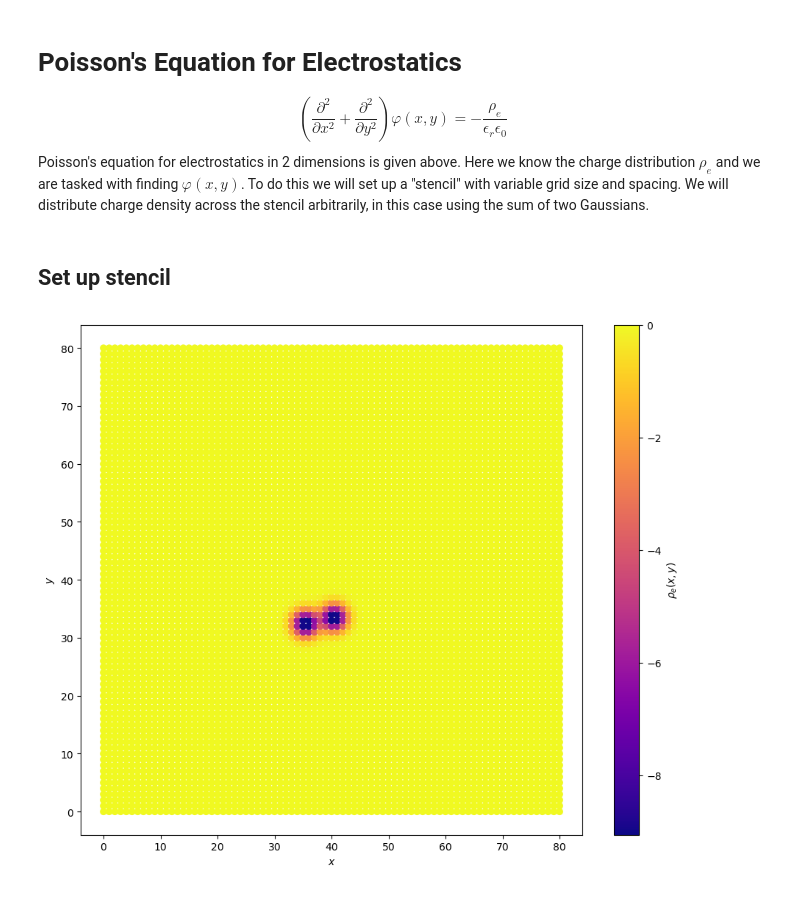
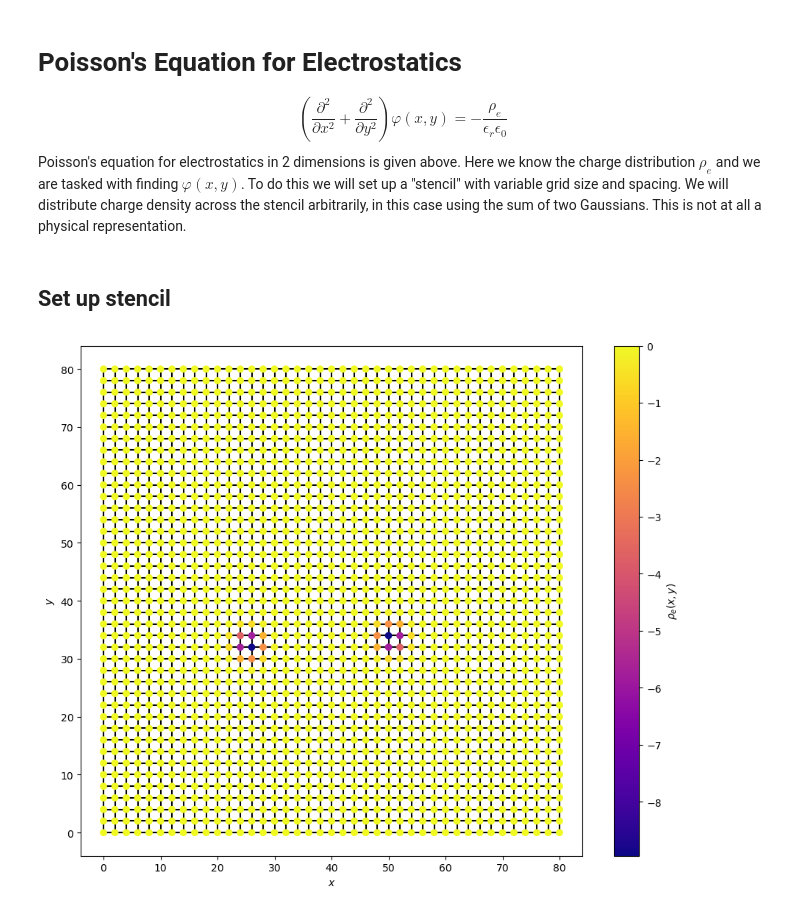
Before and after one commit to jaketanderson/poisson-boltzmann, a Jupyter notebook: poisson.ipynb, the cells around one changed output. Drawn from its saved outputs; the diff is of its cells as text; code cells hidden in the pictures.

```diff
--- a/poisson.ipynb
+++ b/poisson.ipynb
@@ -5,12 +6,12 @@ import matplotlib as mpl
 # %% [markdown]
 # Poisson's Equation for Electrostatics
 $$\left(\frac{\partial^2}{\partial x^2} + \frac{\partial^2}{\partial y^2}\right) \varphi(x,y) = -\frac{\rho_e}{\epsilon_r \epsilon_0}$$
-Poisson's equation for electrostatics in 2 dimensions is given above. Here we know the charge distribution $\rho_e$ and we are tasked with finding $\varphi(x,y)$. To do this we will set up a "stencil" with variable grid size and spacing. We will distribute charge density across the stencil arbitrarily, in this case using the sum of two Gaussians.
+Poisson's equation for electrostatics in 2 dimensions is given above. Here we know the charge distribution $\rho_e$ and we are tasked with finding $\varphi(x,y)$. To do this we will set up a "stencil" with variable grid size and spacing. We will distribute charge density across the stencil arbitrarily, in this case using the sum of two Gaussians. This is not at all a physical representation.
 # %% [markdown]
 ## Set up stencil
 # %%
 stencil_dimensions = ((0,80), (0,80))
-grid_spacing = 1
+grid_spacing = 2
 
 fig = plt.figure(figsize=(11,9))
 xvals = np.arange(stencil_dimensions[0][0], stencil_dimensions[0][1]+grid_spacing, grid_spacing)
@@ -18,36 +19,36 @@ yvals = np.arange(stencil_dimensions[1][0], stencil_dimensions[1][1]+grid_spacin
 for xval in xvals:
     plt.vlines(xval, ymin=min(stencil_dimensions[1]), ymax=max(stencil_dimensions[1]), color='black')
 for yval in yvals:
     plt.hlines(yval, xmin=min(stencil_dimensions[0]), xmax=max(stencil_dimensions[0]), color='black')
 
 # This arbitrary charge distribution could come from a molecule, but here it is simply two Gaussians
 def arbitrary_charge_distribution(x,y):
 
     sigma_x = 1.5
     sigma_y = 1.5
 
-    gauss1 = 10*np.exp((-(x-35.5)**2)/(2*sigma_x**2)-((y-32.5)**2)/(2*sigma_y**2))
-    gauss2 = 10*np.exp((-(x-40.5)**2)/(2*sigma_x**2)-((y-33.5)**2)/(2*sigma_y**2))
+    gauss1 = 10*np.exp((-(x-25.5)**2)/(2*sigma_x**2)-((y-32.5)**2)/(2*sigma_y**2))
+    gauss2 = 10*np.exp((-(x-50.5)**2)/(2*sigma_x**2)-((y-33.5)**2)/(2*sigma_y**2))
     return 0 - gauss1 - gauss2
 
 gridpoints = []
 for x in xvals:
     for y in yvals:
         gridpoints.append([x, y, arbitrary_charge_distribution(x,y)])
 
 minimum = min([gridpoint[2] for gridpoint in gridpoints])
 maximum = max([gridpoint[2] for gridpoint in gridpoints])
 
 # Each gridpoint now has form [x, y, value]
 
 plt.scatter([gridpoint[0] for gridpoint in gridpoints], [gridpoint[1] for gridpoint in gridpoints], c=[gridpoint[2] for gridpoint in gridpoints], cmap="plasma", zorder=10)
 cbar = plt.colorbar()
 cbar.set_label(r"$\rho_e(x,y)$")
 plt.xlabel(r"$x$")
 plt.ylabel(r"$y$")
 fig.show()
 # %% [output]
-[figure, old version]
+[figure, new version]
 # %% [markdown]
 ## Make the matrix
 
```
Also changed, not shown: parts of 7 cells of this notebook.
